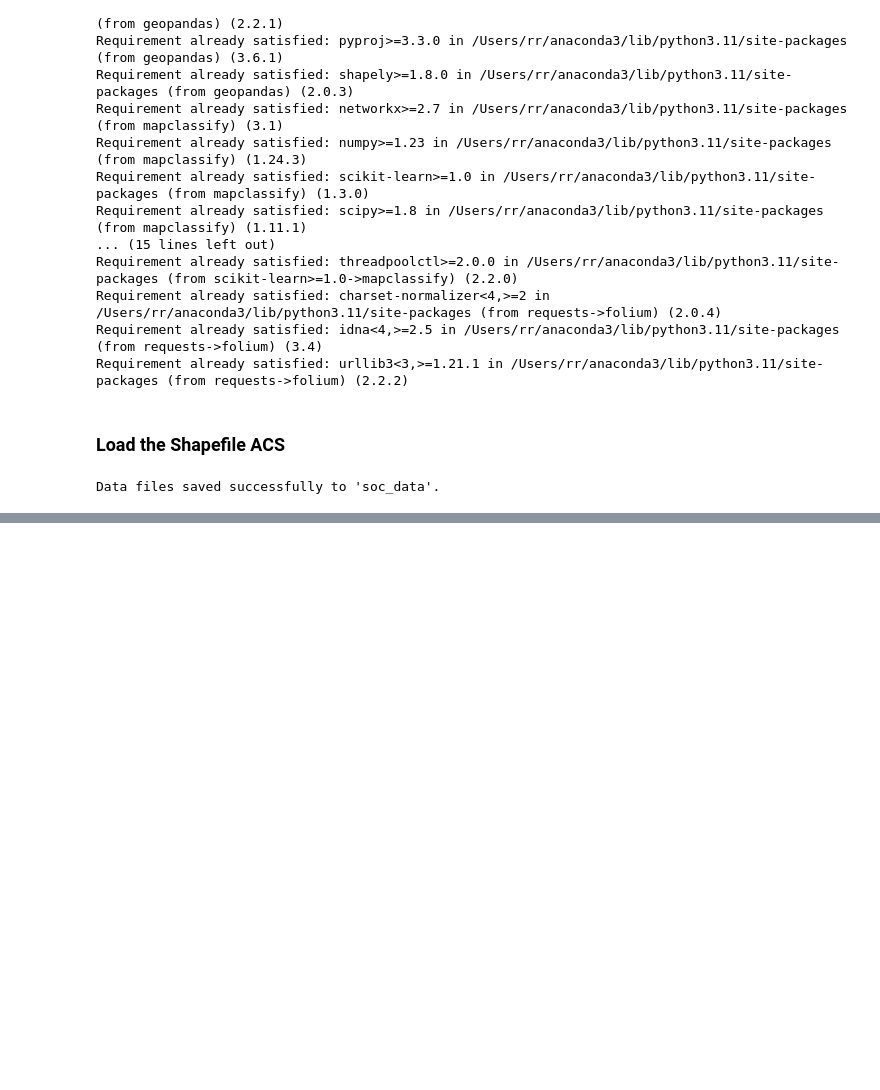
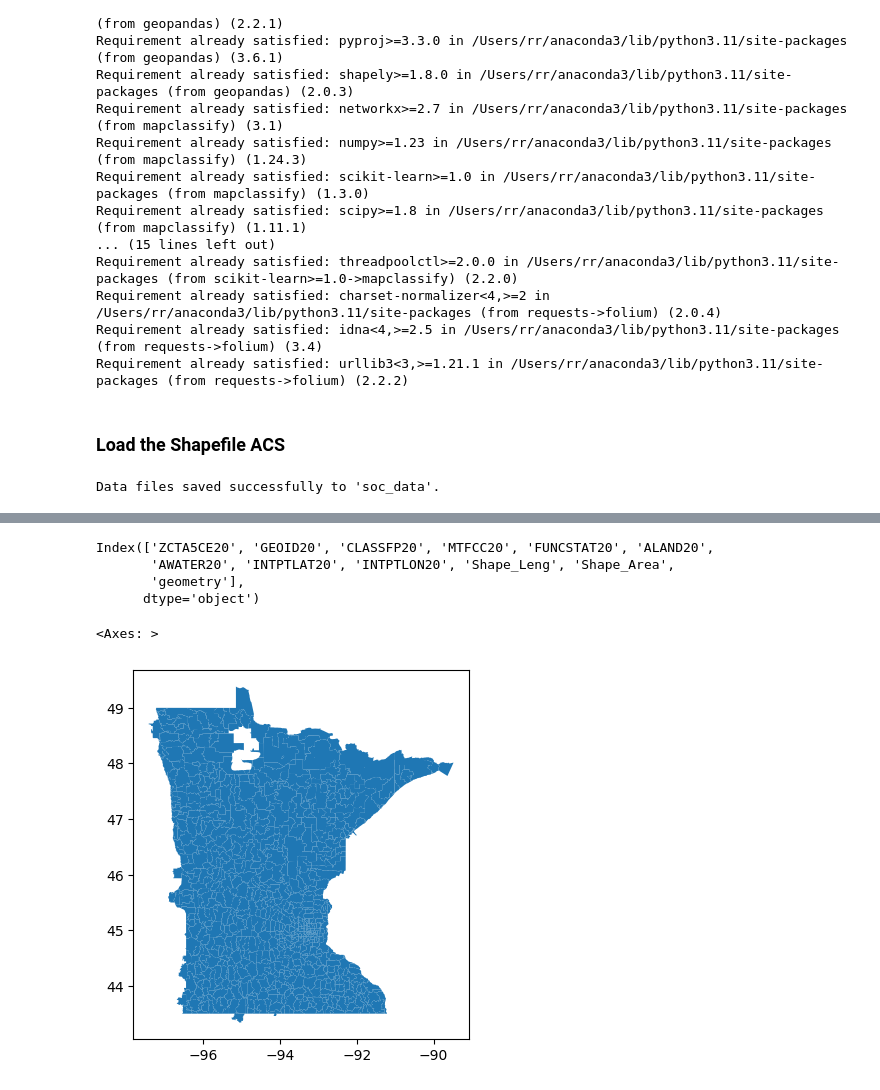
Before and after one commit to saroja2357/EV-Customer-Segments-, a Jupyter notebook: EVAnalysis.ipynb, the cells around one changed output, grey strips where cells are left out. Drawn from its saved outputs; the diff is of its cells as text; code cells hidden in the pictures; blank space fills up the shorter version.

```diff
--- a/EVAnalysis.ipynb
+++ b/EVAnalysis.ipynb
@@ -228,0 +271,2 @@ Data files saved successfully to 'soc_data'.
+# %%
+df_tab = gpd.read_file("shp/")
@@ -228,0 +282,12 @@ Data files saved successfully to 'soc_data'.
+# %%
+df_tab.columns
+# %% [output]
+Index(['ZCTA5CE20', 'GEOID20', 'CLASSFP20', 'MTFCC20', 'FUNCSTAT20', 'ALAND20',
+       'AWATER20', 'INTPTLAT20', 'INTPTLON20', 'Shape_Leng', 'Shape_Area',
+       'geometry'],
+      dtype='object')
+# %%
+df_tab.plot()
+# %% [output]
+<Axes: >
+[figure, added]
```
Also changed, not shown: parts of 21 cells of this notebook, 31 other files.
